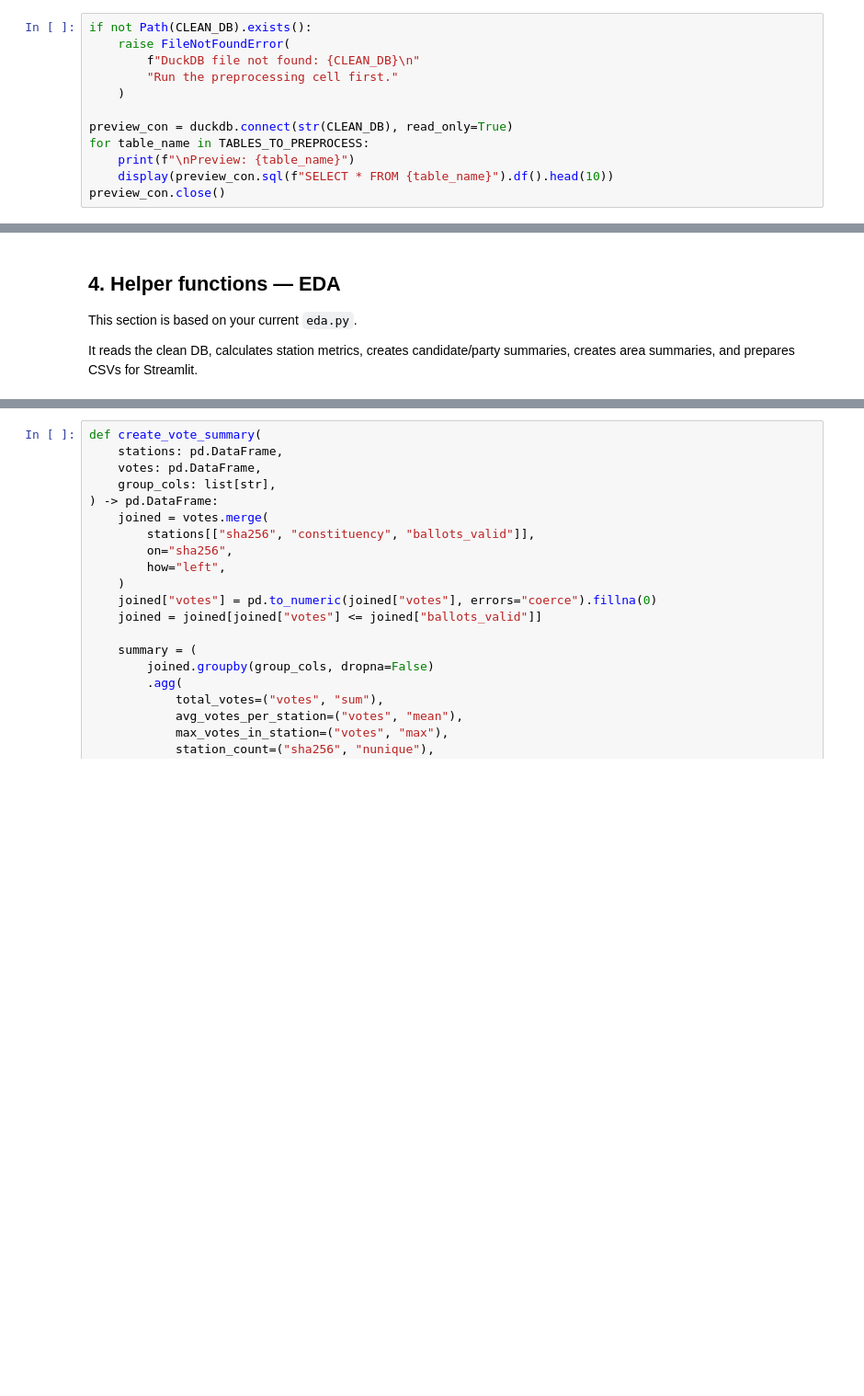
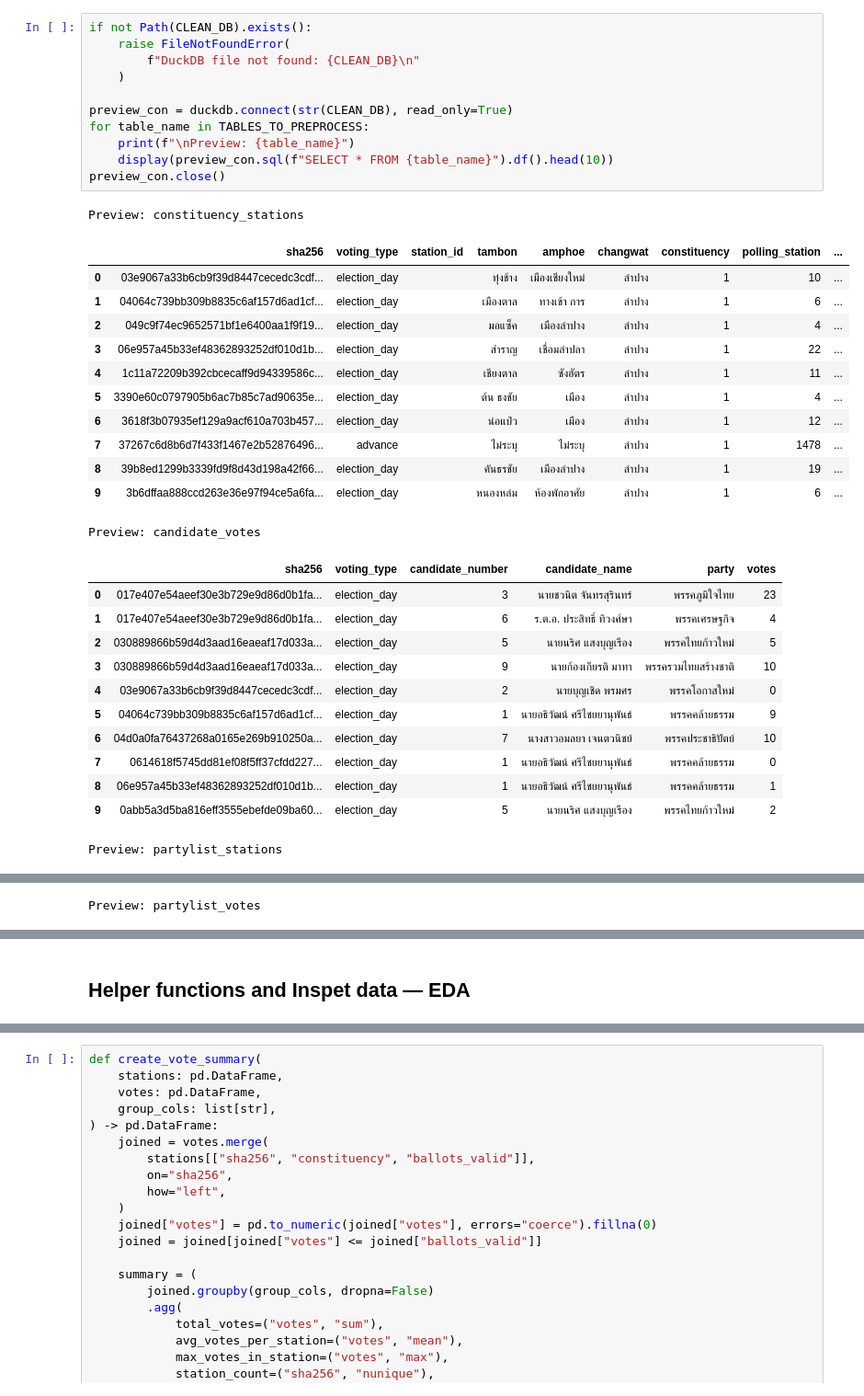
Before and after one commit to wutthichod/election-ocr, a Jupyter notebook: src/data_analysis/preprocess_eda_combined.ipynb, the cells around one changed output, grey strips where cells are left out. Shown at 92% size. Cells and saved outputs as stored; diff of their text form; blank space fills up the shorter version.

```diff
--- a/src/data_analysis/preprocess_eda_combined.ipynb
+++ b/src/data_analysis/preprocess_eda_combined.ipynb
@@ -244,12 +204,37 @@ validation_passed      0
 # %%
 if not Path(CLEAN_DB).exists():
     raise FileNotFoundError(
         f"DuckDB file not found: {CLEAN_DB}\n"
-        "Run the preprocessing cell first."
     )
 
 preview_con = duckdb.connect(str(CLEAN_DB), read_only=True)
 for table_name in TABLES_TO_PREPROCESS:
     print(f"\nPreview: {table_name}")
     display(preview_con.sql(f"SELECT * FROM {table_name}").df().head(10))
 preview_con.close()
+# %% [output]
+Preview: constituency_stations
+|  | sha256 | voting_type | station_id | tambon | amphoe | changwat | constituency | polling_station | ... |
+| 0 | 03e9067a33b6cb9f39d8447cecedc3cdf... | election_day |  | ทุ่งช้าง | เมืองเชียงใหม่ | ลำปาง | 1 | 10 | ... |
+| 1 | 04064c739bb309b8835c6af157d6ad1cf... | election_day |  | เมืองตาล | ทางเข้า การ | ลำปาง | 1 | 6 | ... |
+| 2 | 049c9f74ec9652571bf1e6400aa1f9f19... | election_day |  | มอแซ็ค | เมืองลำปาง | ลำปาง | 1 | 4 | ... |
+| 3 | 06e957a45b33ef48362893252df010d1b... | election_day |  | สำราญ | เชื่อมลำปลา | ลำปาง | 1 | 22 | ... |
+| 4 | 1c11a72209b392cbcecaff9d94339586c... | election_day |  | เชียงตาล | ซังฮัตร | ลำปาง | 1 | 11 | ... |
+| 5 | 3390e60c0797905b6ac7b85c7ad90635e... | election_day |  | ต้น ธงชัย | เมือง | ลำปาง | 1 | 4 | ... |
+| 6 | 3618f3b07935ef129a9acf610a703b457... | election_day |  | น่อแป๋ว | เมือง | ลำปาง | 1 | 12 | ... |
+| 7 | 37267c6d8b6d7f433f1467e2b52876496... | advance |  | ไม่ระบุ | ไม่ระบุ | ลำปาง | 1 | 1478 | ... |
+| 8 | 39b8ed1299b3339fd9f8d43d198a42f66... | election_day |  | คันธรชัย | เมืองลำปาง | ลำปาง | 1 | 19 | ... |
+| 9 | 3b6dffaa888ccd263e36e97f94ce5a6fa... | election_day |  | หนองหล่ม | ห้องพักอาศัย | ลำปาง | 1 | 6 | ... |
+Preview: candidate_votes
+|  | sha256 | voting_type | candidate_number | candidate_name | party | votes |
+| 0 | 017e407e54aeef30e3b729e9d86d0b1fa... | election_day | 3 | นายชวนิต จันทรสุรินทร์ | พรรคภูมิใจไทย | 23 |
+| 1 | 017e407e54aeef30e3b729e9d86d0b1fa... | election_day | 6 | ร.ต.อ. ประสิทธิ์ ทิวงศ์ษา | พรรคเศรษฐกิจ | 4 |
+| 2 | 030889866b59d4d3aad16eaeaf17d033a... | election_day | 5 | นายนริศ แสงบุญเรือง | พรรคไทยก้าวใหม่ | 5 |
+| 3 | 030889866b59d4d3aad16eaeaf17d033a... | election_day | 9 | นายก้องเกียรติ มาทา | พรรครวมไทยสร้างชาติ | 10 |
+| 4 | 03e9067a33b6cb9f39d8447cecedc3cdf... | election_day | 2 | นายบุญเชิด พรมศร | พรรคโอกาสใหม่ | 0 |
+| 5 | 04064c739bb309b8835c6af157d6ad1cf... | election_day | 1 | นายอธิวัฒน์ ศรีไชยยานุพันธ์ | พรรคคล้ายธรรม | 9 |
+| 6 | 04d0a0fa76437268a0165e269b910250a... | election_day | 7 | นางสาวอมลยา เจนตวนิชย์ | พรรคประชาธิปัตย์ | 10 |
+| 7 | 0614618f5745dd81ef08f5ff37cfdd227... | election_day | 1 | นายอธิวัฒน์ ศรีไชยยานุพันธ์ | พรรคคล้ายธรรม | 0 |
+| 8 | 06e957a45b33ef48362893252df010d1b... | election_day | 1 | นายอธิวัฒน์ ศรีไชยยานุพันธ์ | พรรคคล้ายธรรม | 1 |
+| 9 | 0abb5a3d5ba816eff3555ebefde09ba60... | election_day | 5 | นายนริศ แสงบุญเรือง | พรรคไทยก้าวใหม่ | 2 |
+Preview: partylist_stations
@@ -255,0 +252 @@ preview_con.close()
+Preview: partylist_votes
@@ -256,9 +264,5 @@ preview_con.close()
 # %% [markdown]
-## 4. Helper functions — EDA
-
-This section is based on your current `eda.py`.
-
-It reads the clean DB, calculates station metrics, creates candidate/party summaries, creates area summaries, and prepares CSVs for Streamlit.
+## Helper functions and Inspet data — EDA
 # %%
 def safe_divide(a: pd.Series, b: pd.Series) -> pd.Series:
     return a / b.replace(0, pd.NA)
```
Also changed, not shown: parts of 13 cells of this notebook.
